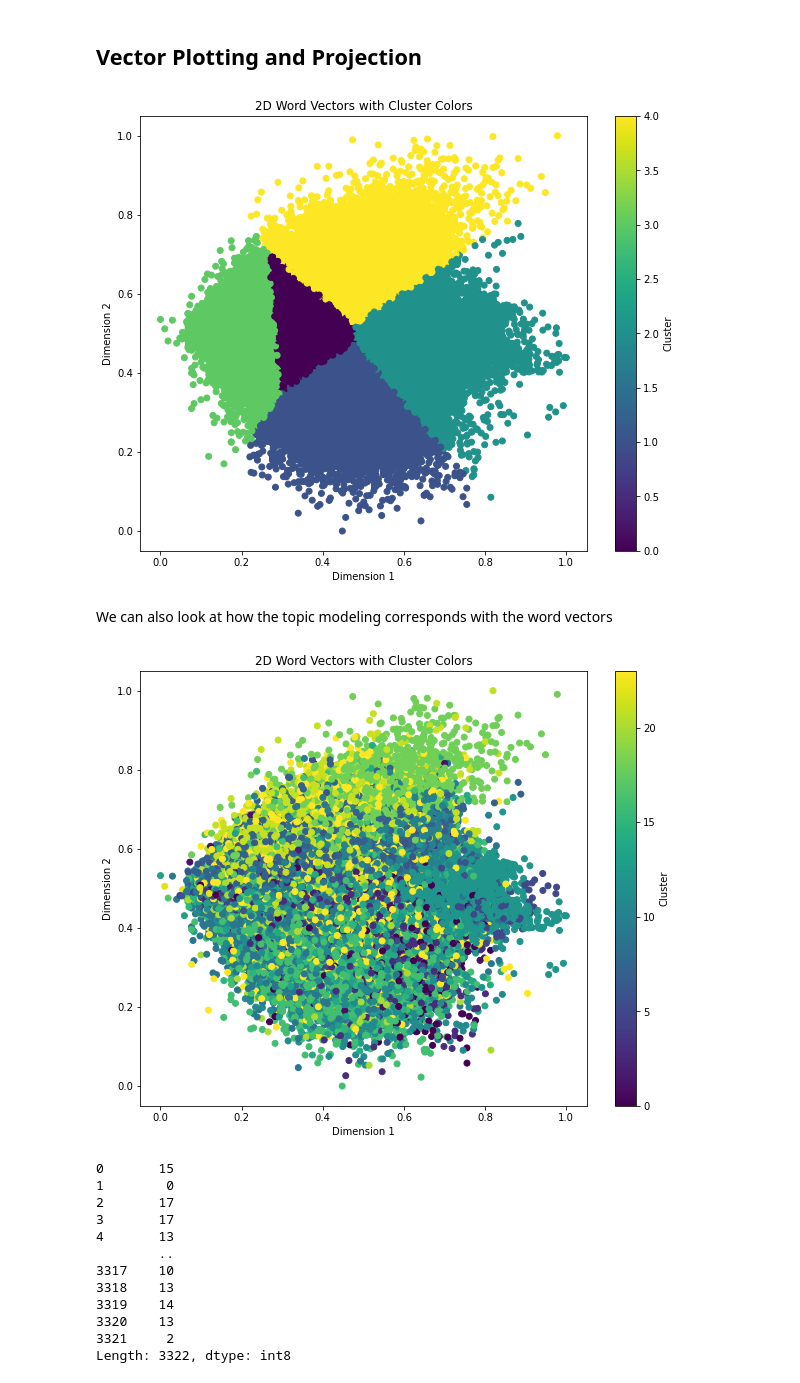
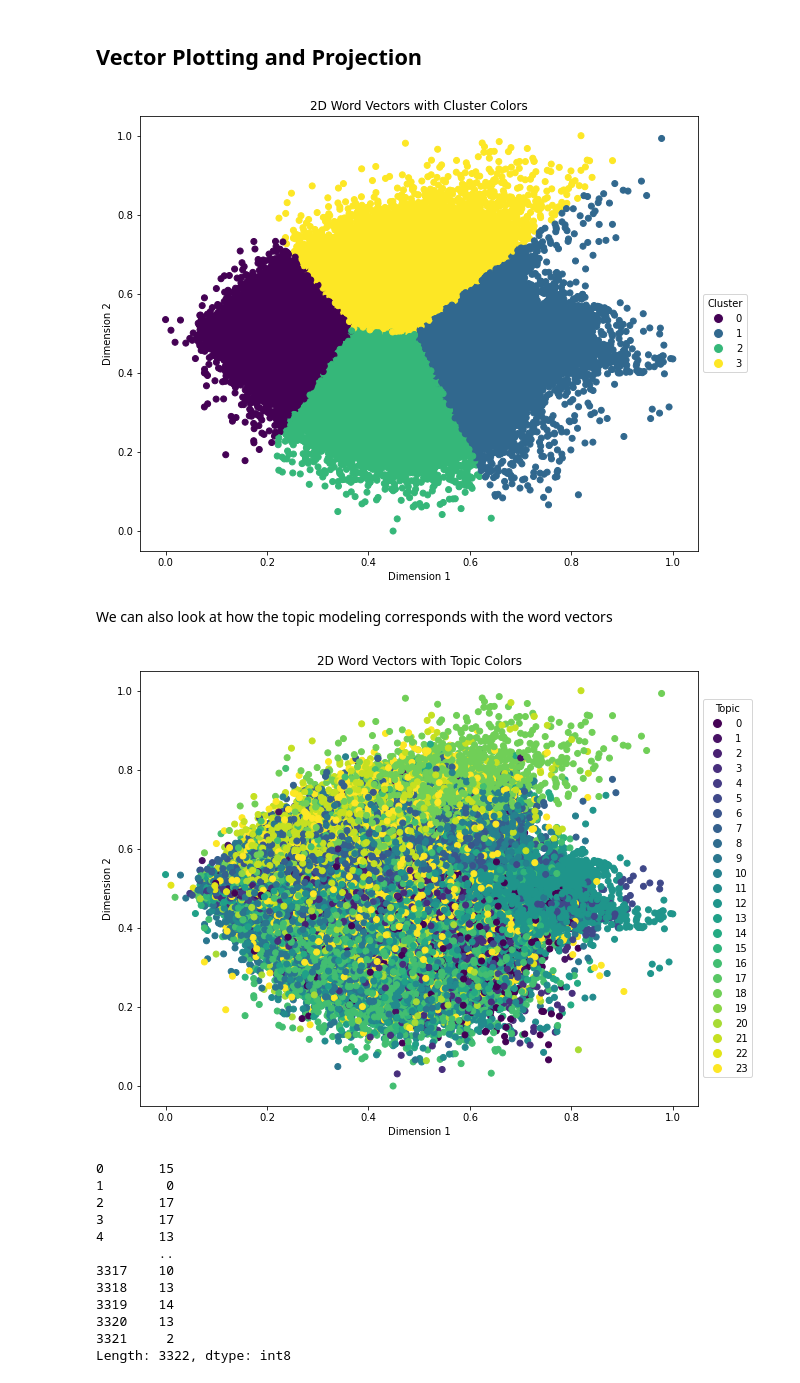
Before and after one commit to liamge/QuilityProject, a Jupyter notebook: notebook/Exploratory Analysis.ipynb, the cells around one changed output. Saved outputs shown, nothing was run; the diff lists cells and outputs as text; code cells hidden in the pictures.

Commit message:
Fixing word vector graphs to be more readable

```diff
--- a/notebook/Exploratory Analysis.ipynb
+++ b/notebook/Exploratory Analysis.ipynb
@@ -282,7 +284,7 @@ plot_elbow_curve(range(2, 20), projected_vecs, method='inertia')
 [figure]
 # %%
 # Apply clustering with K-means
-n_clusters = 5
+n_clusters = 4
 kmeans = KMeans(n_clusters=n_clusters, random_state=42)
 cluster_labels = kmeans.fit_predict(projected_vecs)
 # %% [markdown]
@@ -293,18 +295,18 @@ doc2vec_model = Doc2Vec.load('../models/doc2vec_40_epochs.model')
 texts = [x.split() for x in sample_more_features.all_text.values]
 vecs_addtnl = transform_to_doc2vec_vectors(texts, doc2vec_model, batch_size=1000)
 projected_vecs_addtnl = project_vectors(vecs_addtnl, n_dimensions=2, scaled=True)
-# %%
-projected_vecs = project_vectors(vecs, n_dimensions=2, scaled=True)
 # %%
-plot_word_vectors_with_labels(projected_vecs, cluster_labels)
+plot_word_vectors_with_labels(projected_vecs, cluster_labels,
+                             title="2D Word Vectors with Cluster Colors", label="Cluster")
 # %% [output]
-[figure, old version]
+[figure, new version]
 # %% [markdown]
 We can also look at how the topic modeling corresponds with the word vectors
 # %%
-plot_word_vectors_with_labels(projected_vecs, sample.lda_topic.values)
+plot_word_vectors_with_labels(projected_vecs, sample.lda_topic.values,
+                             title="2D Word Vectors with Topic Colors", label="Topic")
 # %% [output]
-[figure, old version]
+[figure, new version]
 # %%
 sample_more_features.main_category.astype('category').cat.codes
 # %% [output]
```
Also changed, not shown: parts of 7 cells of this notebook, 9 other files.
